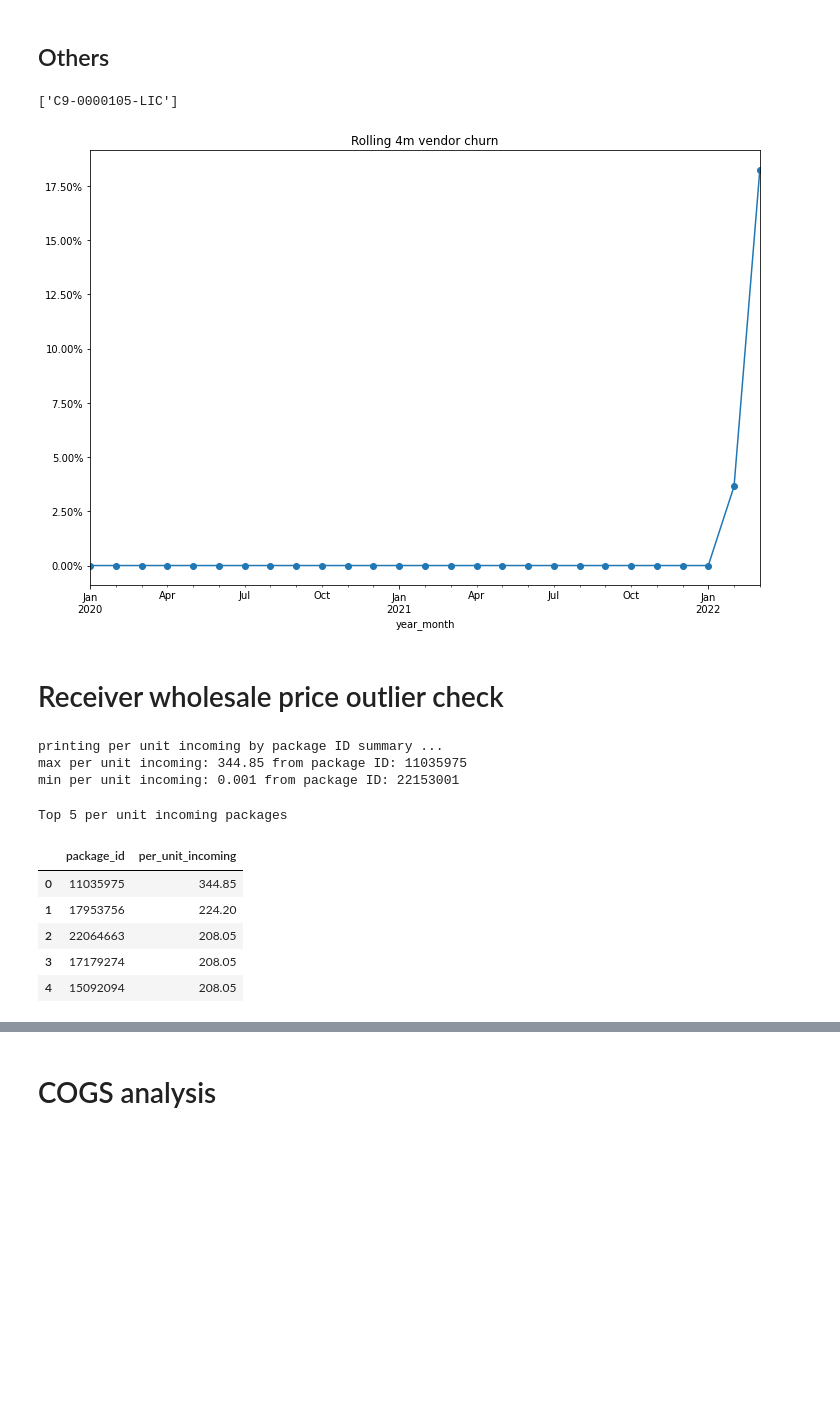
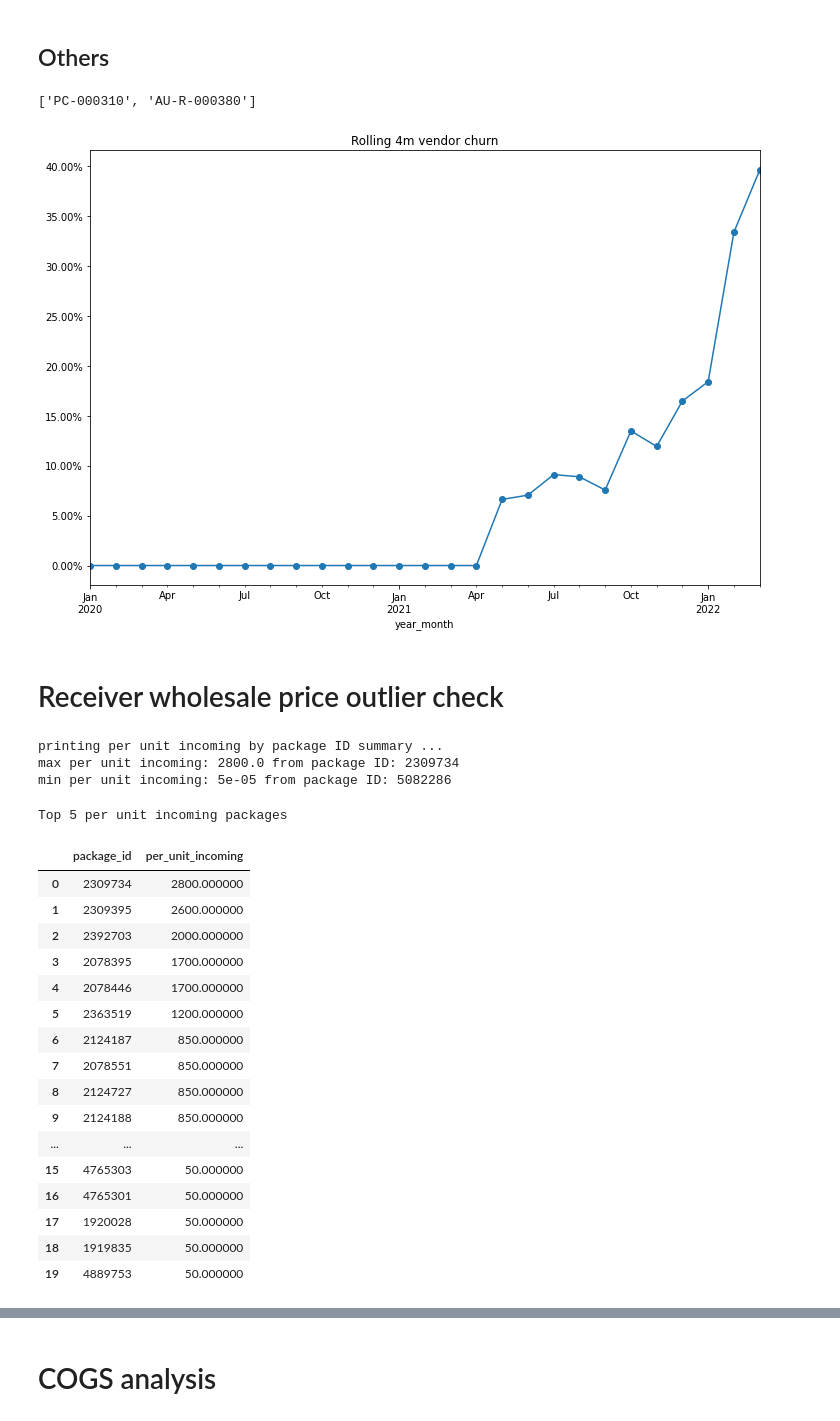
Before and after one commit to warrenshen/platform, a Jupyter notebook: services/api-server/notebooks/analysis/Monthly_Client_Surveillance.ipynb, the cells around one changed output, grey strips where cells are left out. Drawn from its saved outputs; the diff is of its cells as text; code cells hidden in the pictures; blank space fills up the shorter version.

```diff
--- a/services/api-server/notebooks/analysis/Monthly_Client_Surveillance.ipynb
+++ b/services/api-server/notebooks/analysis/Monthly_Client_Surveillance.ipynb
@@ -38,7 +38,7 @@ from bespoke.inventory.analysis import inventory_valuations_util as valuations_u
 # %%
 # Define company name and date ranges
 # %%
-COMPANY_IDENTIFIER = ['TJR']
+COMPANY_IDENTIFIER = ['ALT']
 TRANSFER_PACKAGES_START_DATE = '2020-01-01'
 SALES_TRANSACTIONS_START_DATE = '2020-01-01'
 # %%
@@ -500,7 +512,7 @@ churn_la,vc_matrix_la = calculate_vendor_churn(company_incoming_transfer_package
 # %%
 license_numbers
 # %% [output]
-['C9-0000105-LIC']
+['PC-000310', 'AU-R-000380']
 # %%
 # TJR
 #test = company_incoming_transfer_packages_dataframe[(company_incoming_transfer_packages_dataframe['shipper_facility_name'] != 'PRUSSIAN STICKS LLC')&(company_incoming_transfer_packages_dataframe['shipper_facility_name'] != 'PRUSSIAN STICKS, LLC')]
@@ -512,7 +524,7 @@ vals = ax.get_yticks()
 ax.set_yticklabels(['{:,.2%}'.format(x) for x in vals])
 ax = plt.title('Rolling 4m vendor churn')
 # %% [output]
-[figure, old version]
+[figure, new version]
 # %% [markdown]
 # Receiver wholesale price outlier check
 # %%
@@ -534,20 +546,31 @@ def check_per_unit_incoming(incoming_transfer_df: pd.DataFrame) -> Tuple[pd.Data
 per_unit_incoming_package_sort,per_unit_incoming_product_sort = check_per_unit_incoming(company_incoming_transfer_packages_dataframe)
 # %% [output]
 printing per unit incoming by package ID summary ...
-max per unit incoming: 344.85 from package ID: 11035975
-min per unit incoming: 0.001 from package ID: 22153001
+max per unit incoming: 2800.0 from package ID: 2309734
+min per unit incoming: 5e-05 from package ID: 5082286
 # %%
 # top 5
 print('Top 5 per unit incoming packages')
-per_unit_incoming_package_sort.head(5)
+per_unit_incoming_package_sort.head(20)
 # %% [output]
 Top 5 per unit incoming packages
 |  | package_id | per_unit_incoming |
-| 0 | 11035975 | 344.85 |
-| 1 | 17953756 | 224.20 |
-| 2 | 22064663 | 208.05 |
-| 3 | 17179274 | 208.05 |
-| 4 | 15092094 | 208.05 |
+| 0 | 2309734 | 2800.000000 |
+| 1 | 2309395 | 2600.000000 |
+| 2 | 2392703 | 2000.000000 |
+| 3 | 2078395 | 1700.000000 |
+| 4 | 2078446 | 1700.000000 |
+| 5 | 2363519 | 1200.000000 |
+| 6 | 2124187 | 850.000000 |
+| 7 | 2078551 | 850.000000 |
+| 8 | 2124727 | 850.000000 |
+| 9 | 2124188 | 850.000000 |
+| ... | ... | ... |
+| 15 | 4765303 | 50.000000 |
+| 16 | 4765301 | 50.000000 |
+| 17 | 1920028 | 50.000000 |
+| 18 | 1919835 | 50.000000 |
+| 19 | 4889753 | 50.000000 |
 # %%
 print('Bottom 5 per unit incoming packages')
 per_unit_incoming_package_sort.dropna().tail(5)
```
Also changed, not shown: parts of 57 cells of this notebook, 1 other file.
